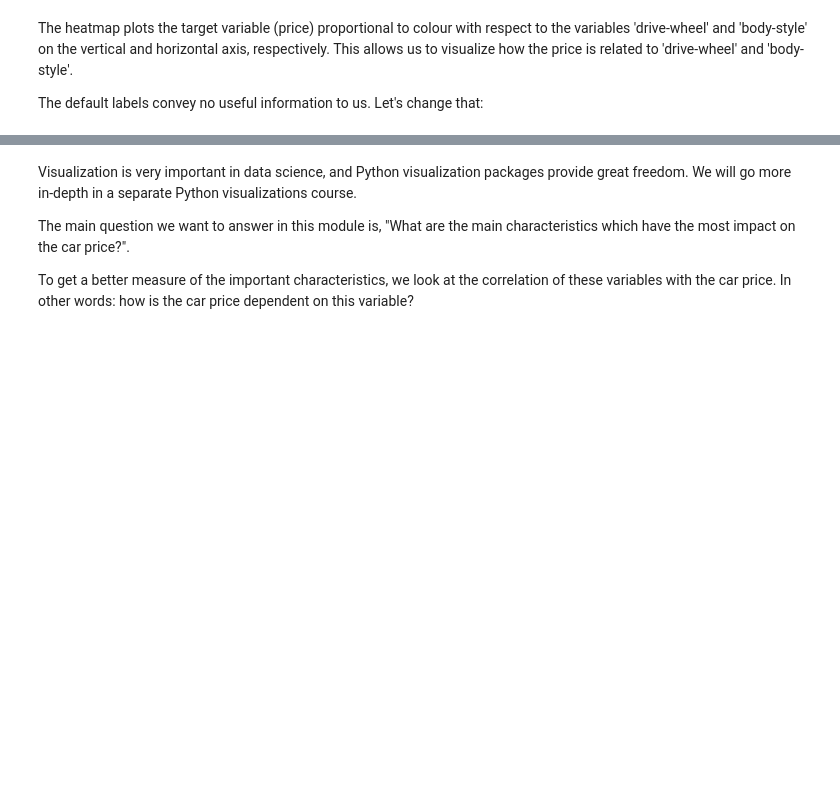
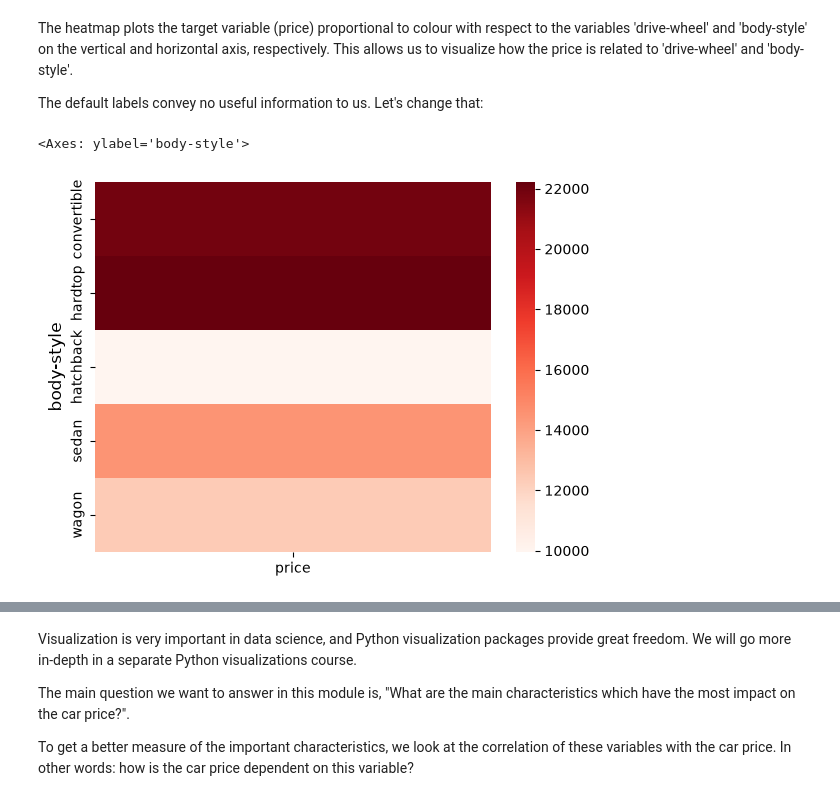
Before and after one commit to hoangnam-2k6/IUH-AI, a Jupyter notebook: tuan3/Bai01.ipynb, the cells around one changed output, grey strips where cells are left out. Cells and saved outputs as stored; diff of their text form; code cells hidden in the pictures; blank space fills up the shorter version.

```diff
--- a/tuan3/Bai01.ipynb
+++ b/tuan3/Bai01.ipynb
@@ -673,3 +637,10 @@ sns.heatmap(heat, cmap='Blues')
 <p>The heatmap plots the target variable (price) proportional to colour with respect to the variables 'drive-wheel' and 'body-style' on the vertical and horizontal axis, respectively. This allows us to visualize how the price is related to 'drive-wheel' and 'body-style'.</p>
 
 <p>The default labels convey no useful information to us. Let's change that:</p>
+# %%
+plt.xlabel('Body Style', fontsize=12)
+plt.ylabel('Drive Wheels', fontsize=12)
+sns.heatmap(heat1, cmap='Reds')
+# %% [output]
+<Axes: ylabel='body-style'>
+[figure, added]
```
Also changed, not shown: parts of 41 cells of this notebook, 1 other file.
